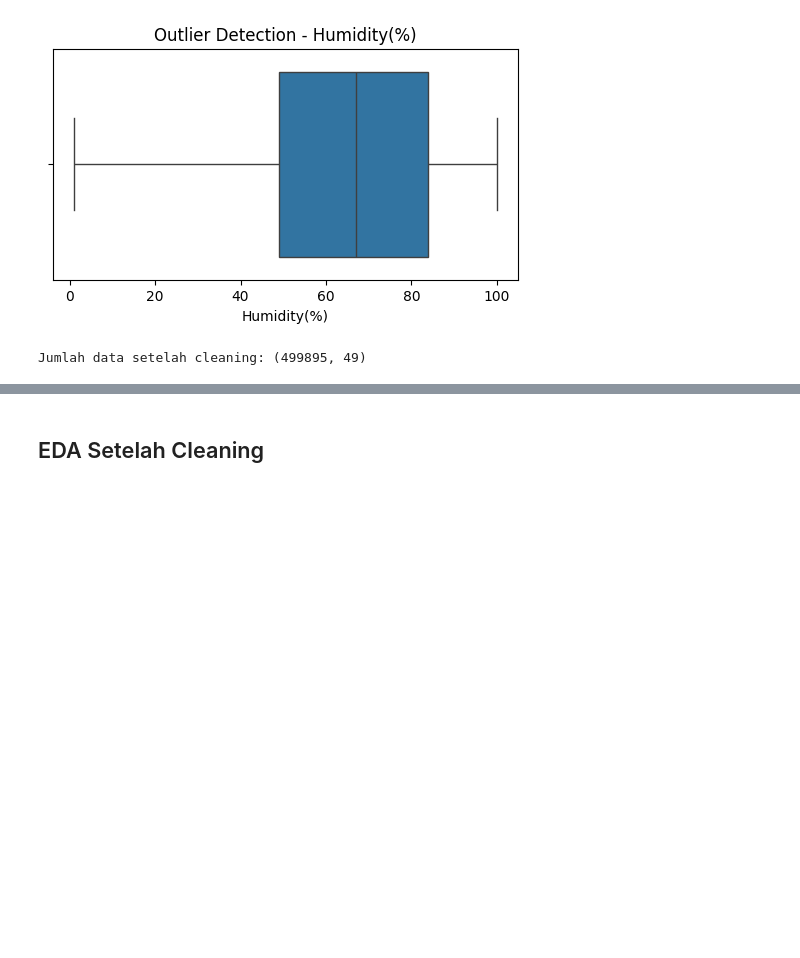
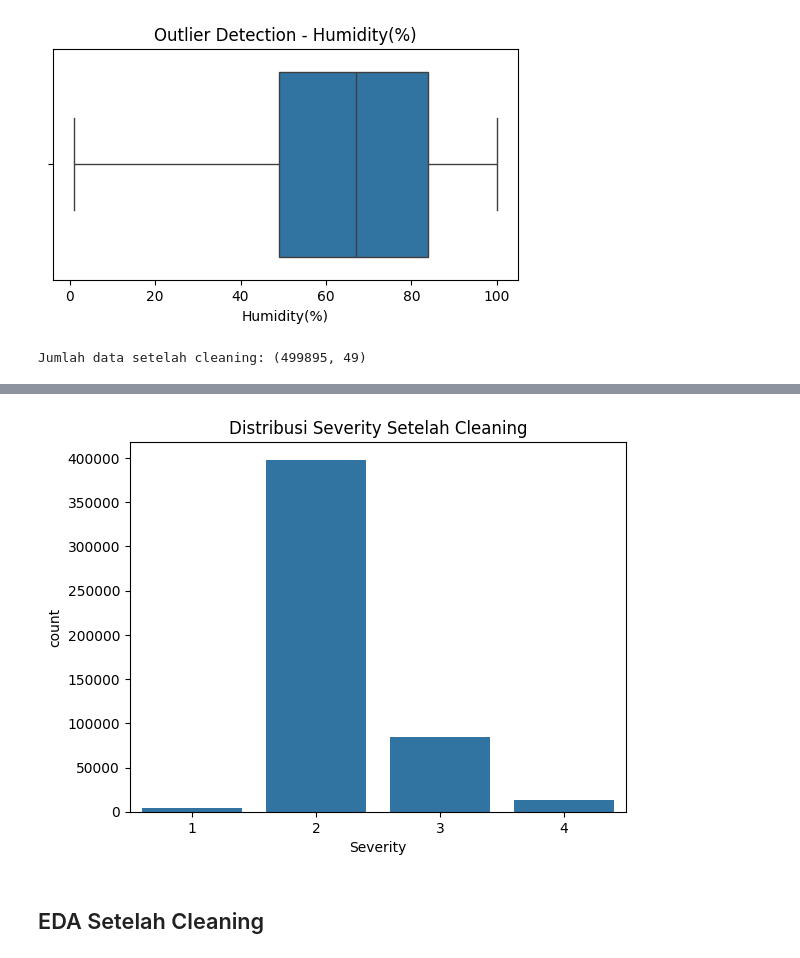
Before and after one commit to AhsanDz/4-Ahsan, a Jupyter notebook: EDA_Ahsan.ipynb, the cells around one changed output, grey strips where cells are left out. Saved outputs shown, nothing was run; the diff lists cells and outputs as text; code cells hidden in the pictures; blank space fills up the shorter version.

```diff
--- a/EDA_Ahsan.ipynb
+++ b/EDA_Ahsan.ipynb
@@ -459,2 +520,8 @@ Jumlah data setelah cleaning: (499895, 49)
+# %%
+sns.countplot(x="Severity", data=df)
+plt.title("Distribusi Severity Setelah Cleaning")
+plt.show()
+# %% [output]
+[figure, added]
 # %% [markdown]
 ## EDA Setelah Cleaning
```
Also changed, not shown: parts of 6 cells of this notebook.
